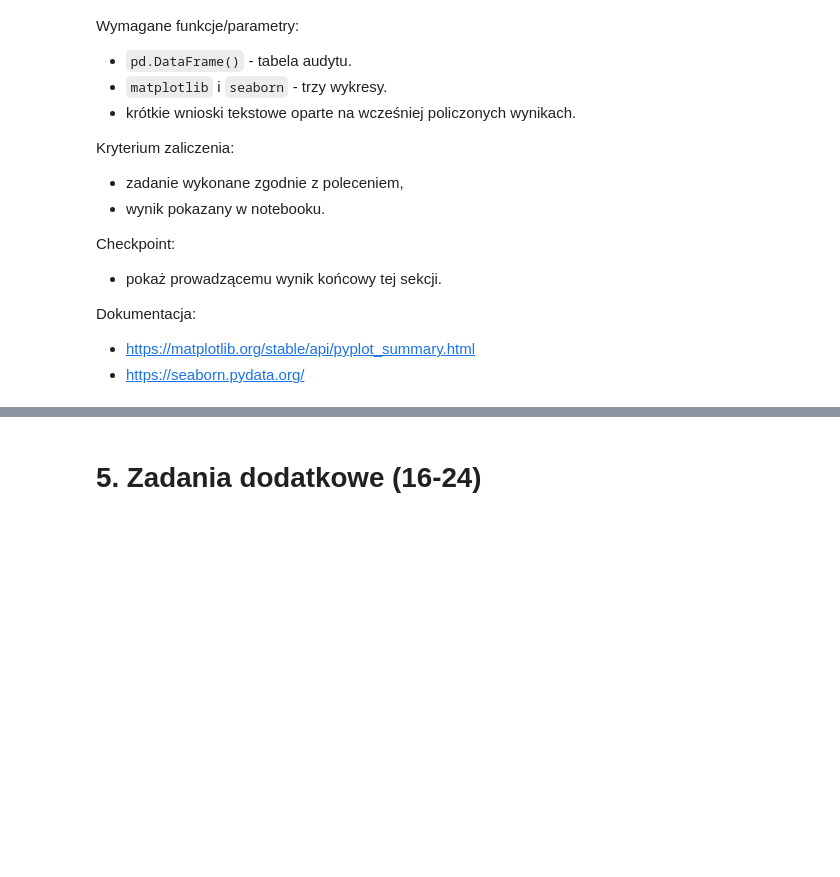
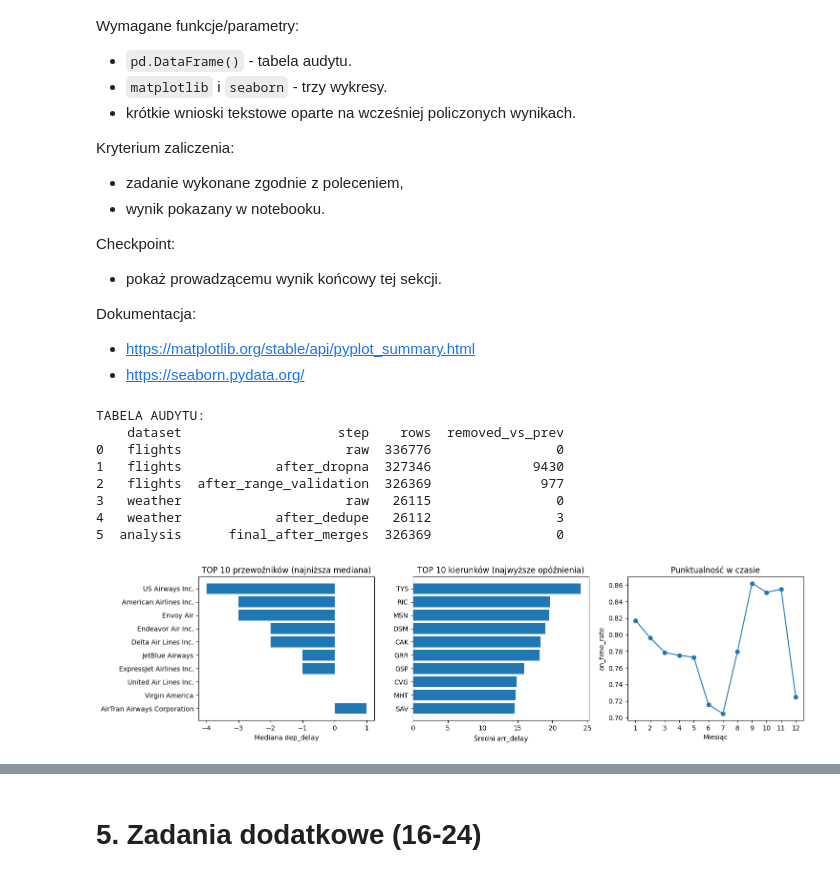
Before and after one commit to puznanski/AnalizaDanychPythonKurs, a Jupyter notebook: AnalizaDanychPython_Lekcja4.ipynb, the cells around one changed output, grey strips where cells are left out. Cells and saved outputs as stored; diff of their text form; code cells hidden in the pictures; blank space fills up the shorter version.

```diff
--- a/AnalizaDanychPython_Lekcja4.ipynb
+++ b/AnalizaDanychPython_Lekcja4.ipynb
@@ -580,3 +654,10 @@ Dokumentacja:
 - https://pandas.pydata.org/docs/reference/api/pandas.DataFrame.dropna.html
 # %%
 # tutaj dodaj swój kod
+key_cols = ['dep_delay', 'arr_delay', 'carrier', 'dest', 'time_hour', 'air_time', 'distance']
+
+flights_no_missing = project_flights.dropna(subset=key_cols).copy()
+
+print(f"Rozmiar project_flights: {project_flights.shape[0]}")
+print(f"Rozmiar flights_no_missing: {flights_no_missing.shape[0]}")
+print(f"Usuniętych rekordów: {project_flights.shape[0] - flights_no_missing.shape[0]}")
@@ -875,3 +1148,15 @@ Dokumentacja:
 - https://pandas.pydata.org/docs/reference/api/pandas.DataFrame.head.html
 # %%
 # tutaj dodaj swój kod
+q2_destinations = analysis_df.groupby(['dest', 'dest_airport_name']).agg(
+    flights_n=('flight', 'count'),
+    arr_delay_mean=('arr_delay', 'mean'),
+    arr_delay_median=('arr_delay', 'median'),
+    distance_mean=('distance', 'mean'),
+    air_time_mean=('air_time', 'mean')
+).reset_index()
+
+q2_destinations = q2_destinations.query('flights_n >= 500').sort_values('arr_delay_mean', ascending=False)
+
+print("Q2: TOP 10 kierunków z najwyższym średnim arr_delay (minimum 500 lotów):")
+print(q2_destinations.head(10).round(2))
@@ -1049,3 +1478,58 @@ Dokumentacja:
 - https://seaborn.pydata.org/
 # %%
 # tutaj dodaj swój kod
+import pandas as pd
+import matplotlib.pyplot as plt
+import seaborn as sns
+from nycflights13 import flights, weather
+
+audit_data = [
+    {'dataset': 'flights', 'step': 'raw', 'rows': 336776, 'removed_vs_prev': 0},
+    {'dataset': 'flights', 'step': 'after_dropna', 'rows': flights_no_missing.shape[0],
+     'removed_vs_prev': 336776 - flights_no_missing.shape[0]},
+    {'dataset': 'flights', 'step': 'after_range_validation', 'rows': flights_clean.shape[0],
+     'removed_vs_prev': flights_no_missing.shape[0] - flights_clean.shape[0]},
+    {'dataset': 'weather', 'step': 'raw', 'rows': 26115, 'removed_vs_prev': 0},
+    {'dataset': 'weather', 'step': 'after_dedupe', 'rows': weather_clean.shape[0],
+     'removed_vs_prev': 26115 - weather_clean.shape[0]},
+    {'dataset': 'analysis', 'step': 'final_after_merges', 'rows': analysis_df.shape[0],
+     'removed_vs_prev': 0}
+]
+
+audit_df = pd.DataFrame(audit_data)
+print("TABELA AUDYTU:")
+print(audit_df)
+print()
+
+fig, axes = plt.subplots(1, 3, figsize=(15, 4))
+
+top_carriers = q1_carriers.head(10)
+axes[0].barh(top_carriers['name'], top_carriers['dep_delay_median'])
+axes[0].set_xlabel('Mediana dep_delay')
+axes[0].set_title('TOP 10 przewoźników (najniższa mediana)')
+axes[0].invert_yaxis()
+
+top_dest = q2_destinations.head(10)
+axes[1].barh(top_dest['dest'], top_dest['arr_delay_mean'])
+axes[1].set_xlabel('Średni arr_delay')
+axes[1].set_title('TOP 10 kierunków (najwyższe opóźnienia)')
+axes[1].invert_yaxis()
+
+axes[2].plot(q4_month['month_num'], q4_month['on_time_rate'], marker='o')
+axes[2].set_xlabel('Miesiąc')
+axes[2].set_ylabel('on_time_rate')
+axes[2].set_title('Punktualność w czasie')
+axes[2].set_xticks(range(1, 13))
+
+plt.tight_layout()
+plt.show()
+# %% [output]
+TABELA AUDYTU:
+    dataset                    step    rows  removed_vs_prev
+0   flights                     raw  336776                0
+1   flights            after_dropna  327346             9430
+2   flights  after_range_validation  326369              977
+3   weather                     raw   26115                0
+4   weather            after_dedupe   26112                3
+5  analysis      final_after_merges  326369                0
+[figure, added]
```
Also changed, not shown: parts of 14 cells of this notebook, 1 other file.
